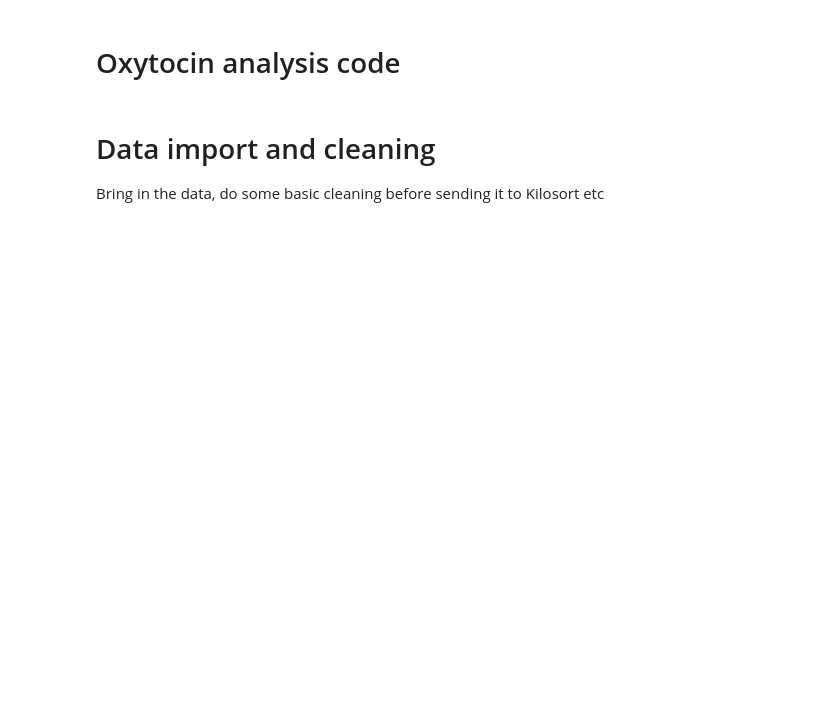
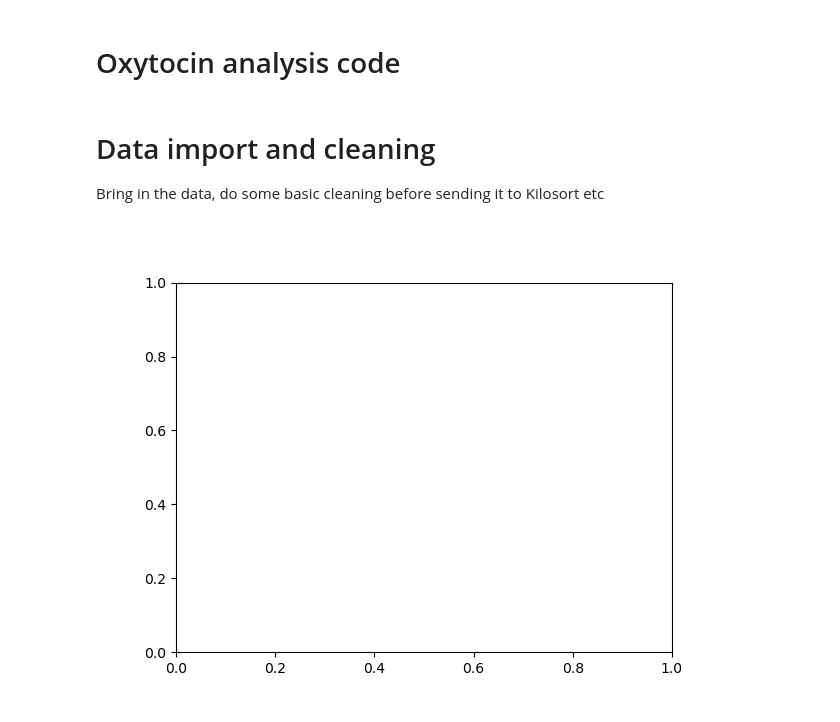
Before and after one commit to kb0dkin/Work_Tools, a Jupyter notebook: Oxytocin/Oxytocin_Analysis_Code.ipynb, the cells around one changed output. Drawn from its saved outputs; the diff is of its cells as text; code cells hidden in the pictures; blank space fills up the shorter version.

```diff
--- a/Oxytocin/Oxytocin_Analysis_Code.ipynb
+++ b/Oxytocin/Oxytocin_Analysis_Code.ipynb
@@ -26,7 +26,9 @@ Bring in the data, do some basic cleaning before sending it to Kilosort etc
 # %%
 # recording directory
 # assume all subdirectories are from the same session and to be concatenated
-# recording_dir = Path('Y:\\Sara\\in vivo phys\\open_ephys\\Mudd data\\awake\\oxt-cre_male_2505\\oxt-cre_m2505_2025-03-17_14-25-13')
-recording_dir = 'Y:\\Sara\\in vivo phys\\open_ephys\\Mudd data\\awake\\oxt-cre_male_2506\\oxt-cre_m2506_2025-03-20_14-18-47'
+# recording_dir = 'Y:/Sara/in vivo phys/open_ephys/Mudd data/oxt-cre_f2501_2025-02-21_12-52-33'
+recording_dir = "Y:/Sara/in vivo phys/open_ephys/Mudd data/test locomotion/test_2025-05-14_17-48-41"
+probe_map = "Y:/Sara/in vivo phys/64-4shank-tet-chanMap.mat"
 
-# sig, timestamps = utility_functions.open_raw(recording_dir)
+# rec = utility_functions.open_raw(recording_dir)
+rec = utility_functions.recording(directory=recording_dir, probe_map=probe_map)
@@ -32,0 +40,9 @@ recording_dir = 'Y:\\Sara\\in vivo phys\\open_ephys\\Mudd data\\awake\\oxt-cre_m
+# %%
+fig,ax = plt.subplots()
+
+# ax.plot(np.cumsum(rec.raw_events['state'][rec.raw_events['channel'].eq(3)])/720)# - np.cumsum(rec.raw_events['state'][rec.raw_events['channel'].eq(4)]))
+# ax.plot(np.cumsum(rec.raw_events['state'][rec.raw_events['channel'].eq(4)]))
+
+aa = rec.raw_events['state'][rec.raw_events['channel'].eq(3)] - rec.raw_events['state'][rec.raw_events['channel'].eq(4)]
+# %% [output]
+[figure, added]
```
Also changed, not shown: parts of 25 cells of this notebook, 2 other files.
